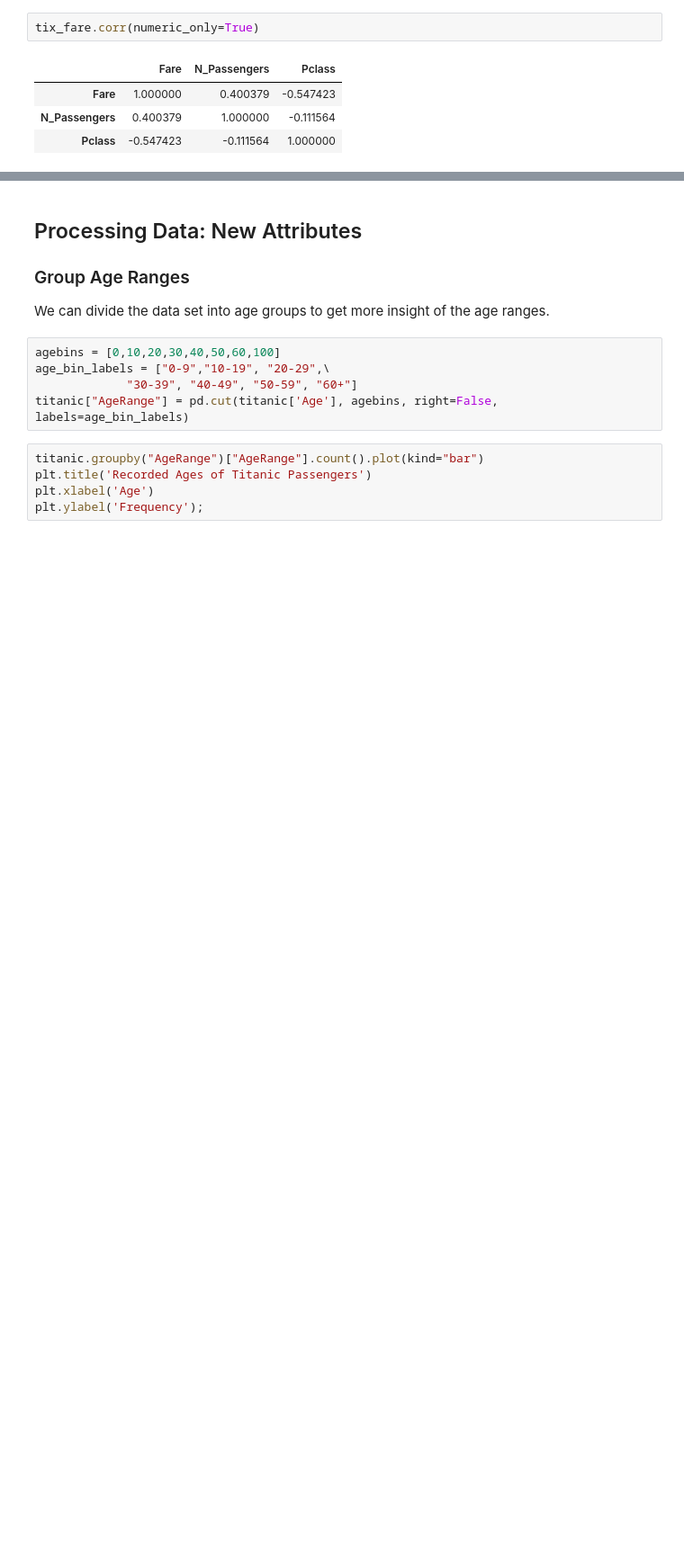
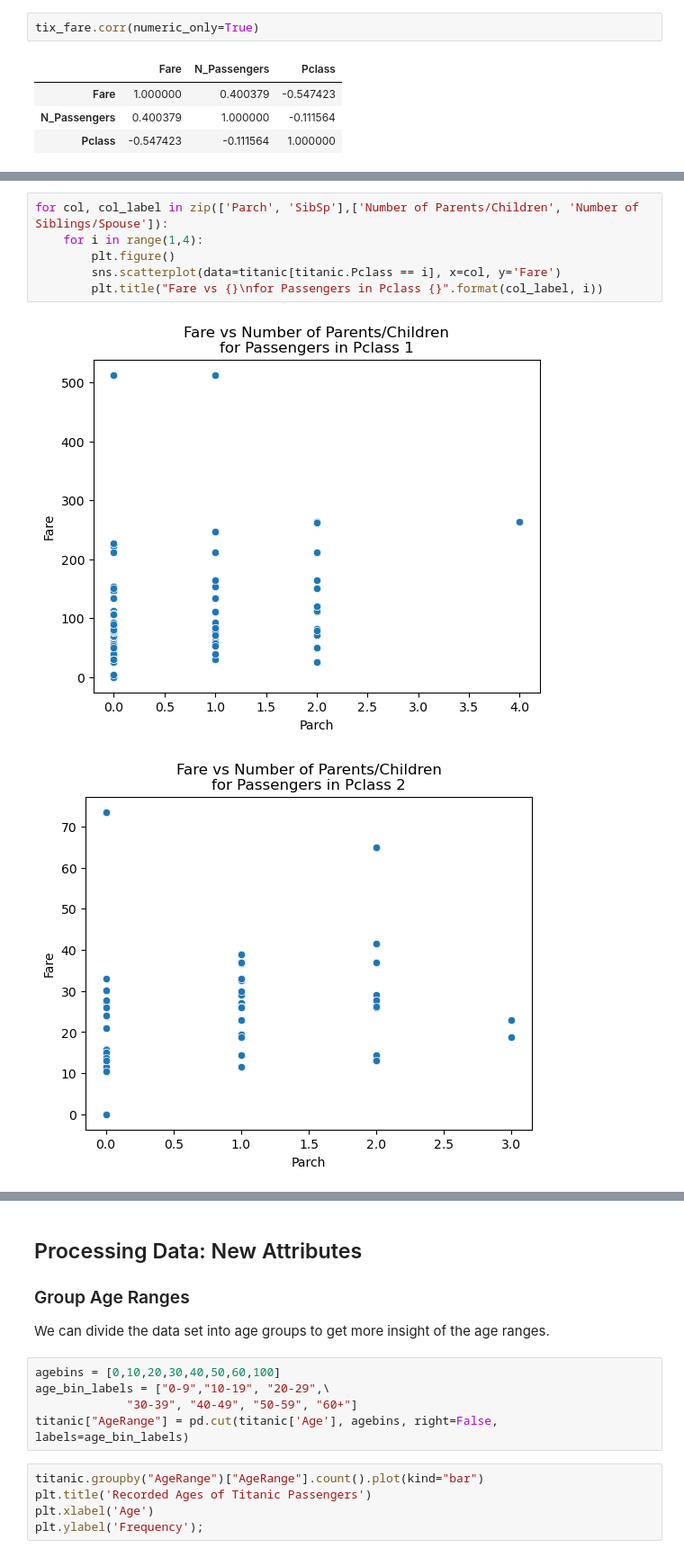
Before and after one commit to mochkt/learning-ds, a Jupyter notebook: titanic/Titanic.ipynb, the cells around one changed output, grey strips where cells are left out. Shown at 90% size. Cells and saved outputs as stored; diff of their text form; blank space fills up the shorter version.

```diff
--- a/titanic/Titanic.ipynb
+++ b/titanic/Titanic.ipynb
@@ -955,0 +960,9 @@ We saw earlier that `Fare` had a weak positive relationship with `SibSp` and `Pa
+# %%
+for col, col_label in zip(['Parch', 'SibSp'],['Number of Parents/Children', 'Number of Siblings/Spouse']):
+    for i in range(1,4):
+        plt.figure()
+        sns.scatterplot(data=titanic[titanic.Pclass == i], x=col, y='Fare')
+        plt.title("Fare vs {}\nfor Passengers in Pclass {}".format(col_label, i))
+# %% [output]
+[figure, added]
+[figure, added]
```
Also changed, not shown: parts of 8 cells of this notebook.
